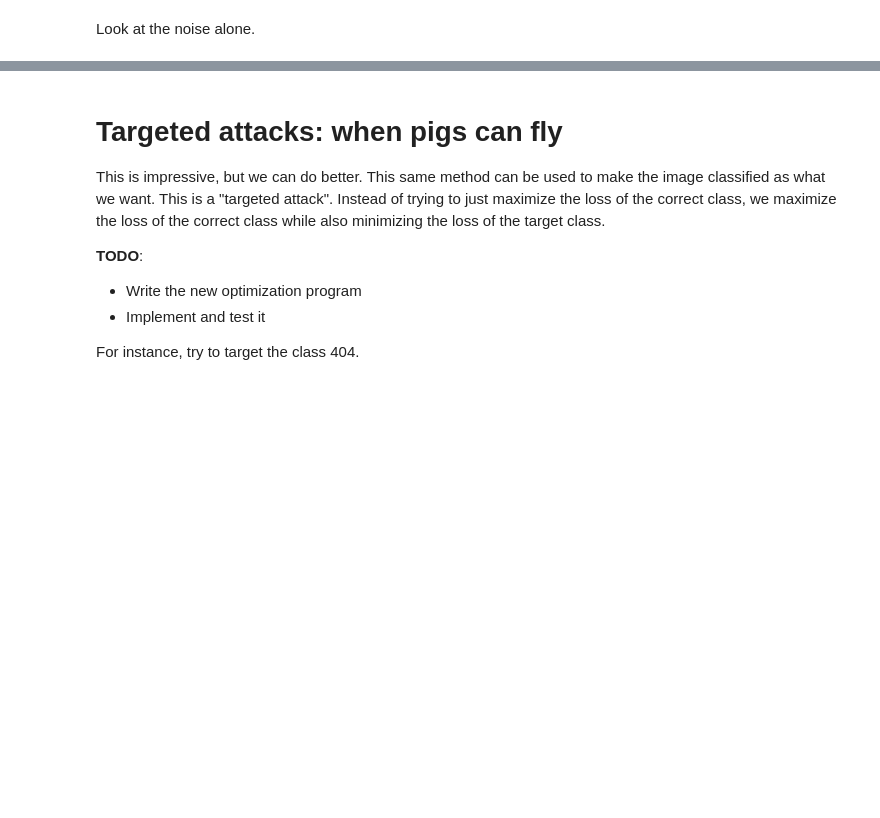
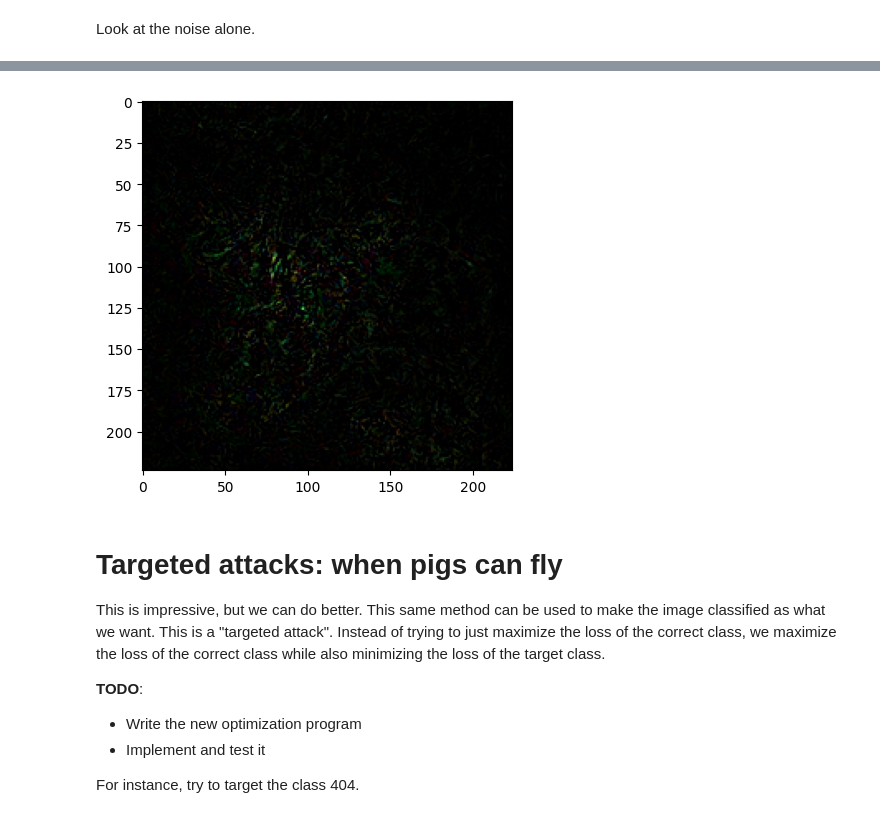
Before and after one commit to constantbourdrez/DL_ESPCI, a Jupyter notebook: ADL_lab_TP1.ipynb, the cells around one changed output, grey strips where cells are left out. Saved outputs shown, nothing was run; the diff lists cells and outputs as text; code cells hidden in the pictures; blank space fills up the shorter version.

```diff
--- a/ADL_lab_TP1.ipynb
+++ b/ADL_lab_TP1.ipynb
@@ -171,3 +233,6 @@ What does it look like ?
 Look at the noise alone.
 # %%
 # plot the noise image
+delta = attacks[1]
+plot_tensor(delta*1e1)
+# %% [output]
@@ -174,3 +240,4 @@ Look at the noise alone.
+[figure, added]
 # %% [markdown]
 # Targeted attacks: when pigs can fly
 
```
Also changed, not shown: parts of 19 cells of this notebook.
